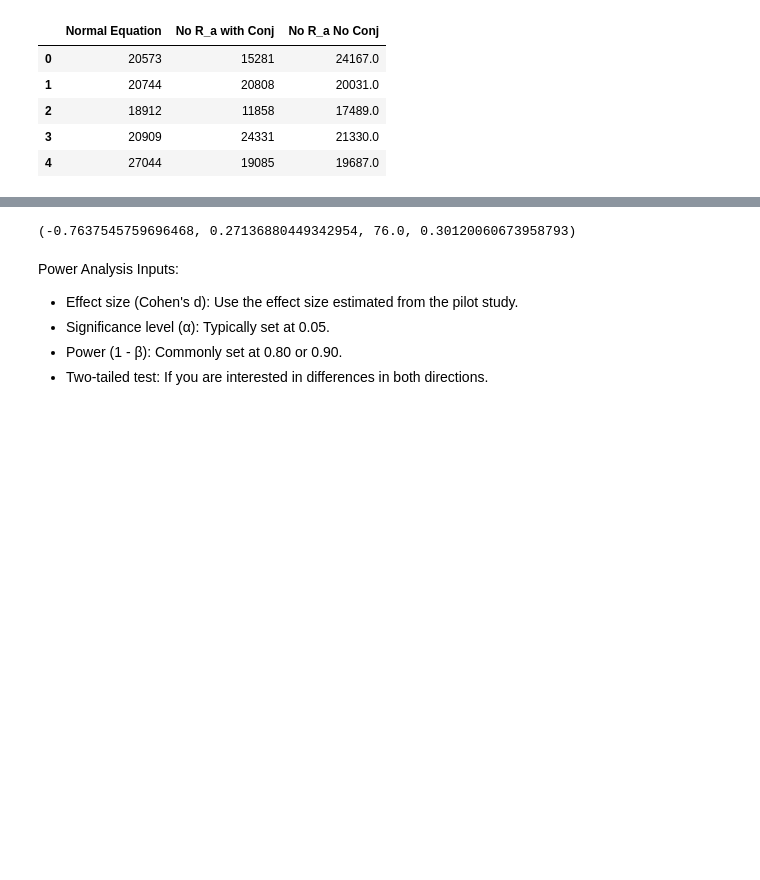
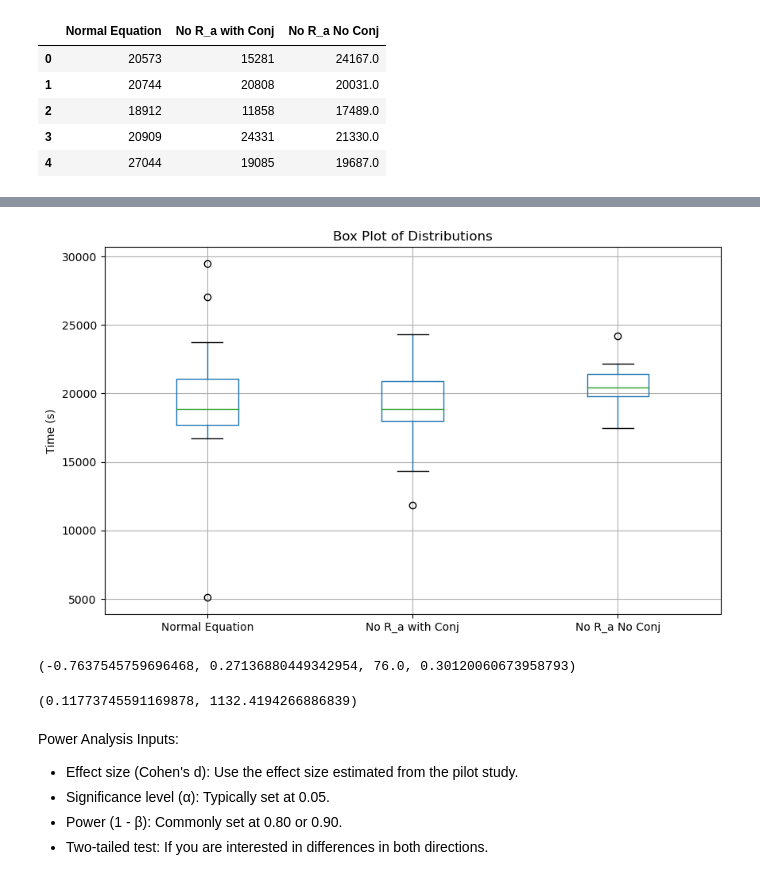
Before and after one commit to Frood-for-Thought/Bac_Evol_SSA, a Jupyter notebook: Experiment 1/Analysis.ipynb, the cells around one changed output, grey strips where cells are left out. Drawn from its saved outputs; the diff is of its cells as text; code cells hidden in the pictures; blank space fills up the shorter version.

Commit message:
data cleaning

```diff
--- a/Experiment 1/Analysis.ipynb
+++ b/Experiment 1/Analysis.ipynb
@@ -45,3 +32,12 @@ descriptive_stats
+# %%
+# Step 1: Visualize the Data
+plt.figure(figsize=(10, 6))
+df.boxplot()
+plt.title('Box Plot of Distributions')
+plt.ylabel('Time (s)')
+plt.show()
+# %% [output]
+[figure, added]
 # %%
 # Step 3: Statistical Test
 t_stat, p_value = ttest_ind(df['Normal Equation'], df.dropna()['No R_a No Conj'])
@@ -63,3 +67,14 @@ skew_normal, skew_no_ra_no_conj, u_stat, p_value_u
+# %%
+# Perform power analysis
+alpha = 0.05
+power = 0.80
+
+analysis = smp.NormalIndPower()
+required_sample_size = analysis.solve_power(effect_size=effect_size, alpha=alpha, power=power, alternative='two-sided')
+
+effect_size, required_sample_size
+# %% [output]
+(0.11773745591169878, 1132.4194266886839)
 # %%
 # Calculate pooled standard deviation
 n1 = n2 = df.shape[0]
```
Also changed, not shown: parts of 9 cells of this notebook.
